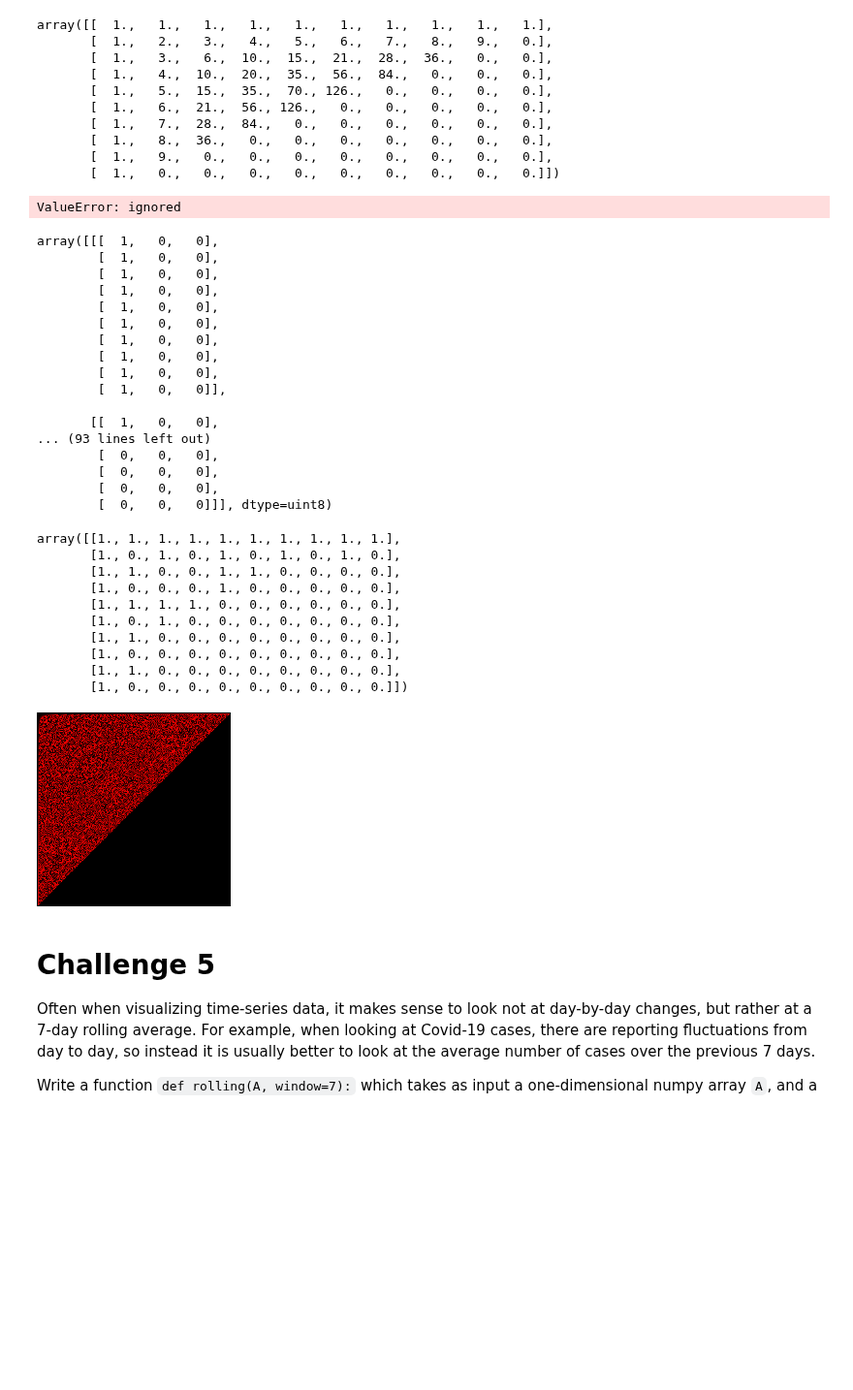
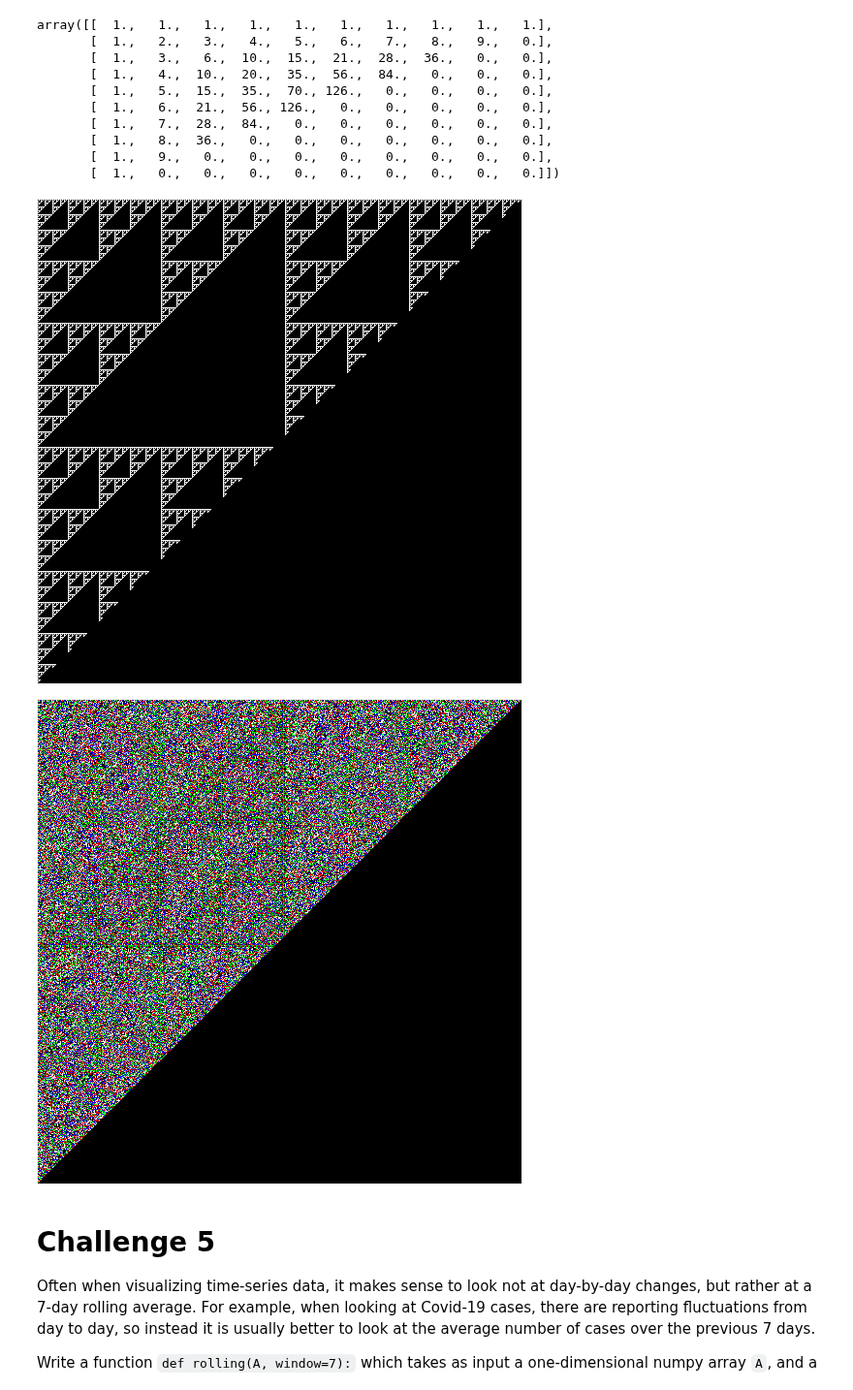
Before and after one commit to BrandonROwens/Python-4-Mathematics, a Jupyter notebook: P4M_Notebook_5.ipynb, the cells around one changed output. Shown at 97% size. Drawn from its saved outputs; the diff is of its cells as text; code cells hidden in the pictures; blank space fills up the shorter version.

```diff
--- a/P4M_Notebook_5.ipynb
+++ b/P4M_Notebook_5.ipynb
@@ -340,21 +340,6 @@ array([[  1.,   1.,   1.,   1.,   1.,   1.,   1.,   1.,   1.,   1.],
        [  1.,   8.,  36.,   0.,   0.,   0.,   0.,   0.,   0.,   0.],
        [  1.,   9.,   0.,   0.,   0.,   0.,   0.,   0.,   0.,   0.],
        [  1.,   0.,   0.,   0.,   0.,   0.,   0.,   0.,   0.,   0.]])
-# %%
-def polkadot_pascal_triangle(n):
-  P = pascal_triangle(n)%2
-  for i in range(n):
-    for j in range(n):
-      if P[i,j] == 1:
-        P[i,j] = int('O')
-      else:
-        P[i,j] = int('X')
-  return P
-
-
-polkadot_pascal_triangle(10)
-# %% [output]
-ValueError: ignored
 # %%
 def matrix_pascal_triangle(n):
   if type(n) != int or n <0:
@@ -366,38 +351,19 @@ def matrix_pascal_triangle(n):
       for j in range(1,k):
         P[j,i] = P[j-1,i]+P[j,i-1]
     return P
-
-
-pascal_triangle(10)
-# %% [output]
-array([[[  1,   0,   0],
-        [  1,   0,   0],
-        [  1,   0,   0],
-        [  1,   0,   0],
-        [  1,   0,   0],
-        [  1,   0,   0],
-        [  1,   0,   0],
-        [  1,   0,   0],
-        [  1,   0,   0],
-        [  1,   0,   0]],
-
-       [[  1,   0,   0],
-... (93 lines left out)
-        [  0,   0,   0],
-        [  0,   0,   0],
-        [  0,   0,   0],
-        [  0,   0,   0]]], dtype=uint8)
-# %%
-pascal_triangle(10)%2
-# %% [output]
-array([[1., 1., 1., 1., 1., 1., 1., 1., 1., 1.],
-       [1., 0., 1., 0., 1., 0., 1., 0., 1., 0.],
-       [1., 1., 0., 0., 1., 1., 0., 0., 0., 0.],
-       [1., 0., 0., 0., 1., 0., 0., 0., 0., 0.],
-       [1., 1., 1., 1., 0., 0., 0., 0., 0., 0.],
-       [1., 0., 1., 0., 0., 0., 0., 0., 0., 0.],
-       [1., 1., 0., 0., 0., 0., 0., 0., 0., 0.],
-       [1., 0., 0., 0., 0., 0., 0., 0., 0., 0.],
-       [1., 1., 0., 0., 0., 0., 0., 0., 0., 0.],
-       [1., 0., 0., 0., 0., 0., 0., 0., 0., 0.]])
+# %%
+def array_for_PIL_monochrome_visual_pascals(N):
+  '''
+Creates a 'blank' N by N by 3 array intended for PIL visualization.
+Turns pixels corresponding to white dots in the N-rowed Pascal triangle white.
+Keeps pixels corresponding to black dots in the N-rowed Pascal triangle black.
+Resulting array can be fed to PIL to yield the intended visualization.
+  '''
+  array = np.zeros((N,N,3), dtype=np.uint8)
+  M = matrix_pascal_triangle(N)%2
+  for i in range(N):
+    for j in range(N):
+      if M[i,j,0] == 1:
+        array[i,j,:] = (N-1, N-1, N-1)
+  return array
 # %%
@@ -405,5 +371,6 @@ array([[1., 1., 1., 1., 1., 1., 1., 1., 1., 1.],
 # %%
-img = Image.fromarray(pascal_triangle(200))
+A = array_for_PIL_monochrome_visual_pascals(500)
+img = Image.fromarray(A)
 display(img)
 # %% [output]
-[figure, old version]
+[figure, new version]
@@ -410,3 +400,9 @@ display(img)
+# %%
+A = array_for_PIL_technicolor_visual_pascals(500)
+img = Image.fromarray(A)
+display(img)
+# %% [output]
+[figure, added]
 # %% [markdown]
 # Challenge 5
 
```
Also changed, not shown: parts of 2 cells of this notebook.
